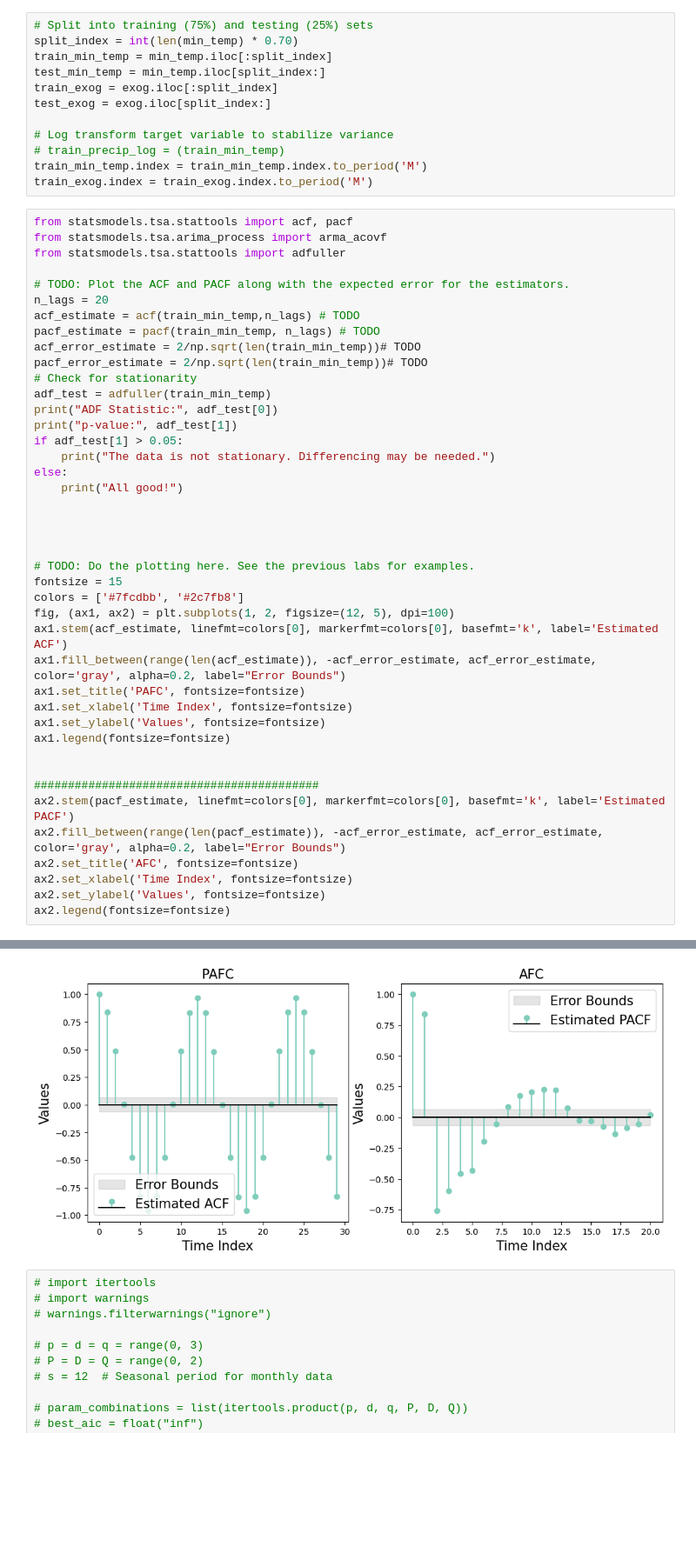
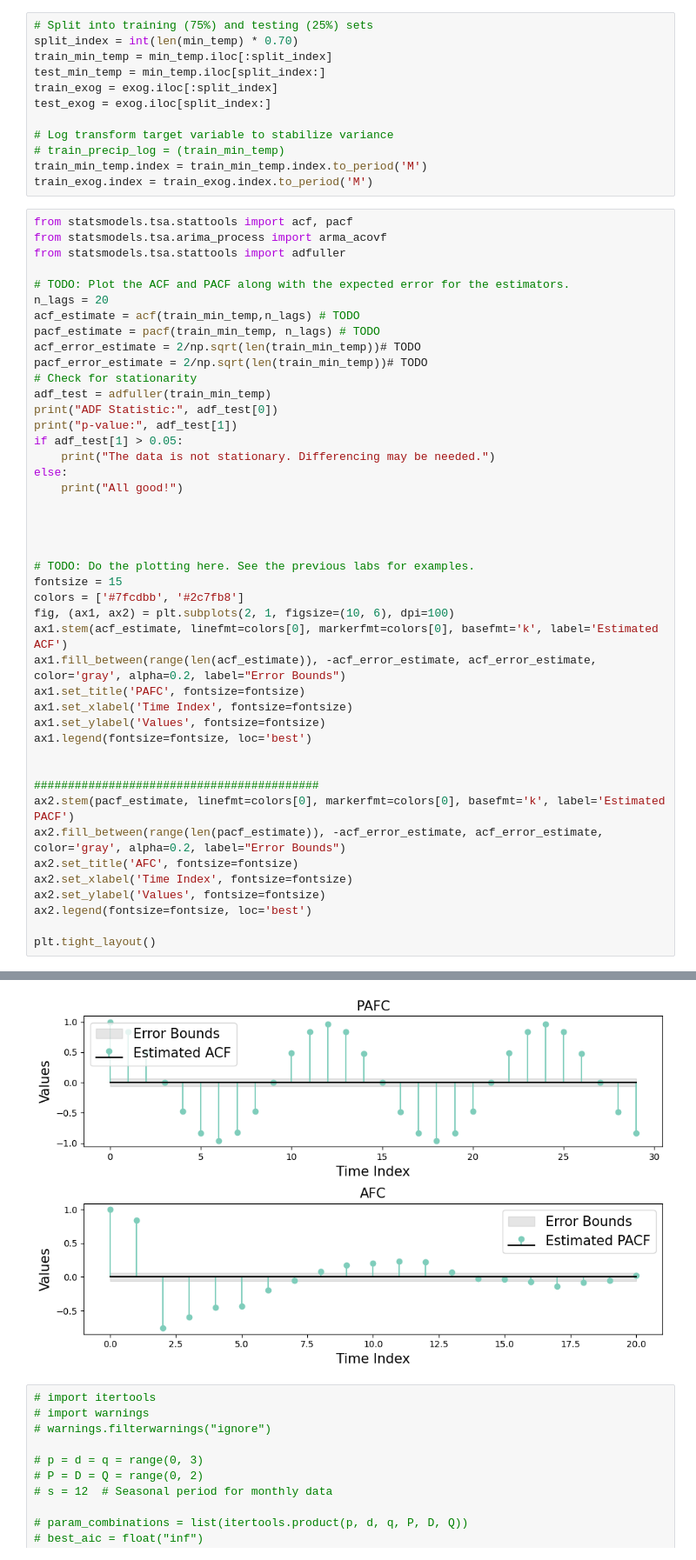
Before and after one commit to ruixuan-ray-zhang/PTSA, a Jupyter notebook: SARMA.ipynb, the cells around one changed output, grey strips where cells are left out. Shown at 87% size. Cells and saved outputs as stored; diff of their text form; blank space fills up the shorter version.

Commit message:
updte plots

```diff
--- a/SARMA.ipynb
+++ b/SARMA.ipynb
@@ -84,13 +84,13 @@ else:
 # TODO: Do the plotting here. See the previous labs for examples.
 fontsize = 15
 colors = ['#7fcdbb', '#2c7fb8']
-fig, (ax1, ax2) = plt.subplots(1, 2, figsize=(12, 5), dpi=100)
+fig, (ax1, ax2) = plt.subplots(2, 1, figsize=(10, 6), dpi=100)
 ax1.stem(acf_estimate, linefmt=colors[0], markerfmt=colors[0], basefmt='k', label='Estimated ACF')
 ax1.fill_between(range(len(acf_estimate)), -acf_error_estimate, acf_error_estimate, color='gray', alpha=0.2, label="Error Bounds")
 ax1.set_title('PAFC', fontsize=fontsize)
 ax1.set_xlabel('Time Index', fontsize=fontsize)
 ax1.set_ylabel('Values', fontsize=fontsize)
-ax1.legend(fontsize=fontsize)
+ax1.legend(fontsize=fontsize, loc='best')
 
 
 ##########################################
@@ -99,7 +99,9 @@ ax2.fill_between(range(len(pacf_estimate)), -acf_error_estimate, acf_error_estim
 ax2.set_title('AFC', fontsize=fontsize)
 ax2.set_xlabel('Time Index', fontsize=fontsize)
 ax2.set_ylabel('Values', fontsize=fontsize)
-ax2.legend(fontsize=fontsize)
+ax2.legend(fontsize=fontsize, loc='best')
+
+plt.tight_layout()
 # %% [output]
 ADF Statistic: -4.710492237127764
 p-value: 8.041542749514079e-05
@@ -108,4 +109,4 @@ All good!
-[figure, old version]
+[figure, new version]
 # %%
 # import itertools
 # import warnings
```
Also changed, not shown: parts of 6 cells of this notebook, 2 other files.
